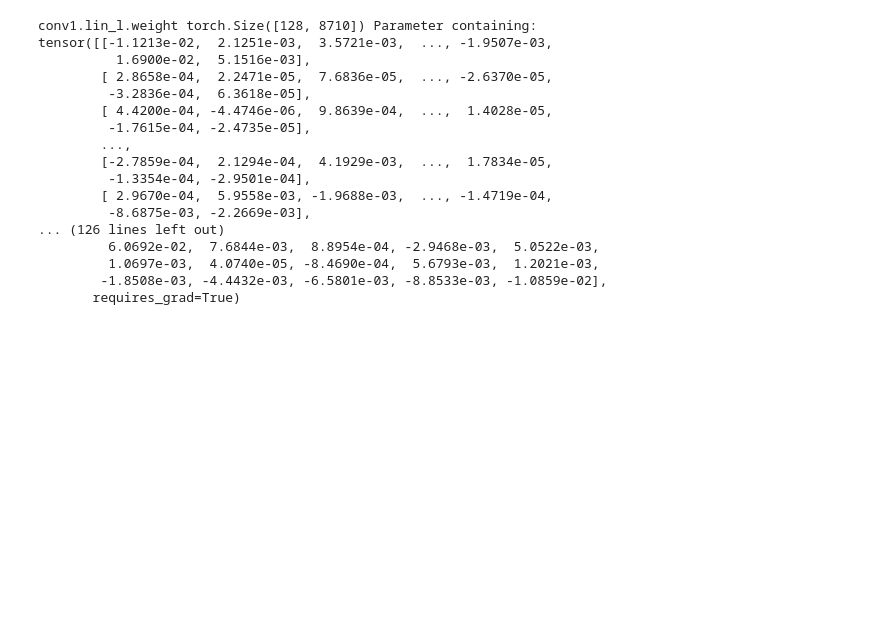
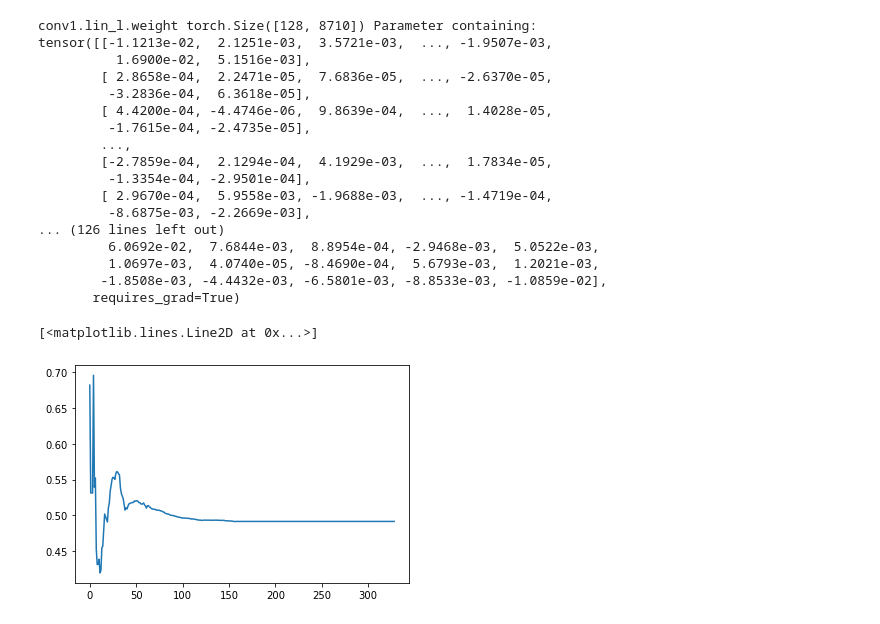
Before and after one commit to Rustam-Warwick/d3-gnn, a Jupyter notebook: jupyter/Target Propogation.ipynb, the cells around one changed output. Saved outputs shown, nothing was run; the diff lists cells and outputs as text; code cells hidden in the pictures; blank space fills up the shorter version.

```diff
--- a/jupyter/Target Propogation.ipynb
+++ b/jupyter/Target Propogation.ipynb
@@ -151,3 +151,10 @@ tensor([[-1.1213e-02,  2.1251e-03,  3.5721e-03,  ..., -1.9507e-03,
          1.0697e-03,  4.0740e-05, -8.4690e-04,  5.6793e-03,  1.2021e-03,
         -1.8508e-03, -4.4432e-03, -6.5801e-03, -8.8533e-03, -1.0859e-02],
        requires_grad=True)
+# %%
+accuracies = pd.read_csv("/Users/rustamwarwick/Desktop/output_full.txt", header=None)[0].values
+# %%
+plt.plot( range(len(accuracies)), accuracies)
+# %% [output]
+[<matplotlib.lines.Line2D at 0x...>]
+[figure, added]
```
Also changed, not shown: 28 other files.
